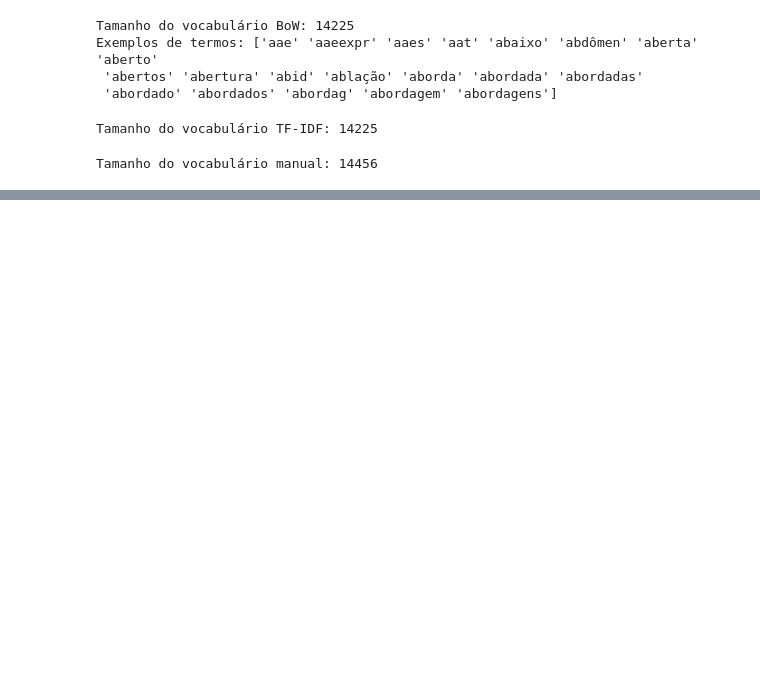
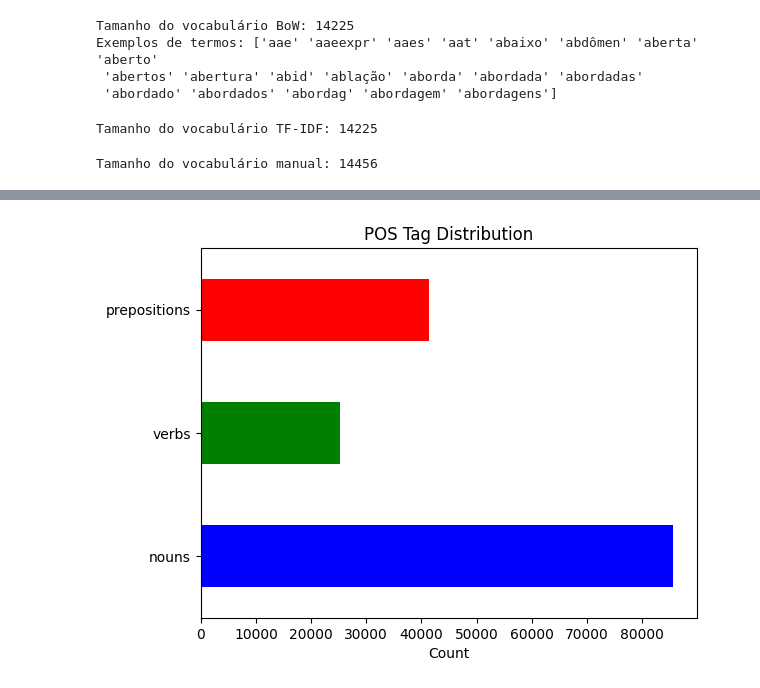
Before and after one commit to ferreira-eduardo/NLP_Recsys, a Jupyter notebook: notebooks/statiscs14_05.ipynb, the cells around one changed output, grey strips where cells are left out. Saved outputs shown, nothing was run; the diff lists cells and outputs as text; code cells hidden in the pictures; blank space fills up the shorter version.

```diff
--- a/notebooks/statiscs14_05.ipynb
+++ b/notebooks/statiscs14_05.ipynb
@@ -125,0 +217,8 @@ Tamanho do vocabulário manual: 14456
+# %%
+total_pos = pos_counts.sum()
+total_pos.plot.barh(color=['blue', 'green', 'red'])
+plt.title('POS Tag Distribution')
+plt.xlabel('Count')
+plt.show()
+# %% [output]
+[figure, added]
```
Also changed, not shown: parts of 13 cells of this notebook.
